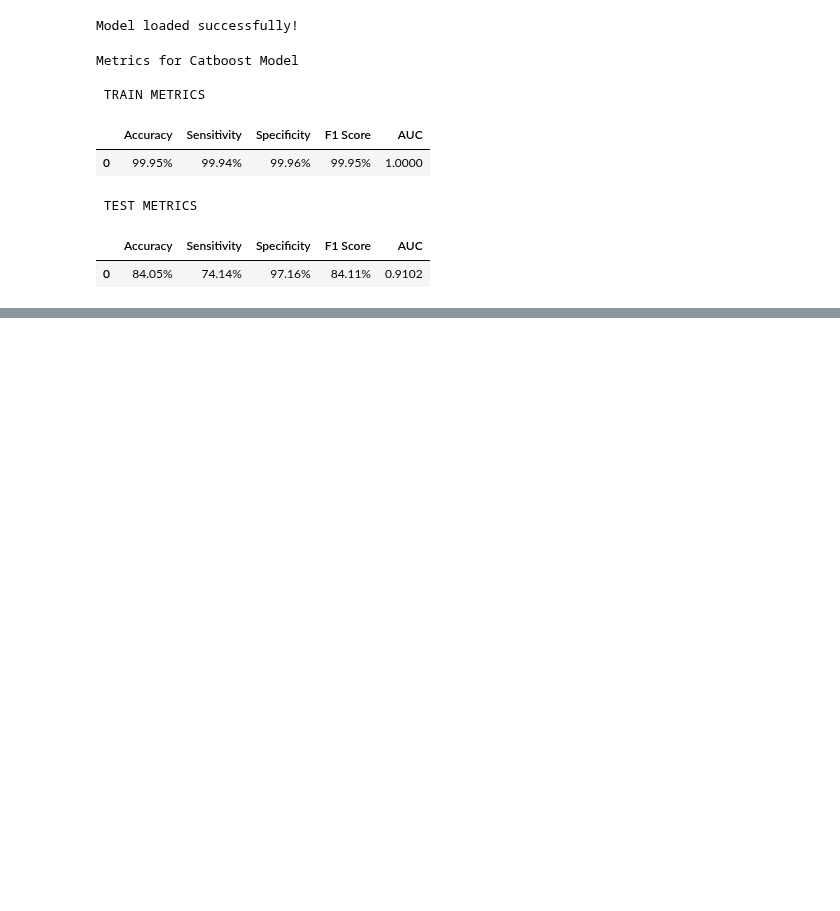
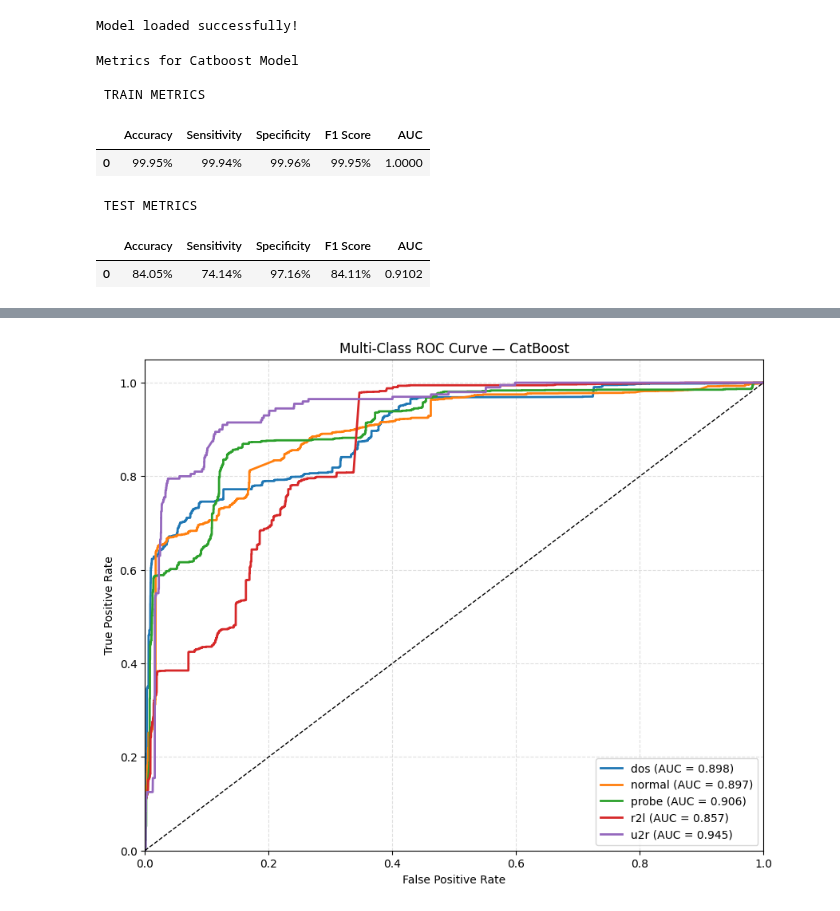
Before and after one commit to SpringBoardMentor193s/SentinelNet_Oct_Batch, a Jupyter notebook: catboost_nsl_kdd.ipynb, the cells around one changed output, grey strips where cells are left out. Drawn from its saved outputs; the diff is of its cells as text; code cells hidden in the pictures; blank space fills up the shorter version.

Commit message:
multi-class classification

```diff
--- a/catboost_nsl_kdd.ipynb
+++ b/catboost_nsl_kdd.ipynb
@@ -192,0 +365,48 @@ Metrics for Catboost Model
+# %%
+from sklearn.preprocessing import label_binarize
+from sklearn.metrics import roc_curve, auc
+import numpy as np
+import matplotlib.pyplot as plt
+
+# 1. Binarize labels for multi-class ROC
+class_names = label_y.classes_
+n_classes = len(class_names)
+
+y_test_bin = label_binarize(y_test, classes=np.arange(n_classes))
+
+# CatBoost predict_proba
+y_proba = model.predict_proba(X_test_scaled)
+
+
+# 2. Calculate ROC + AUC for each class
+fpr = {}
+tpr = {}
+roc_auc = {}
+
+for i in range(n_classes):
+    fpr[i], tpr[i], _ = roc_curve(y_test_bin[:, i], y_proba[:, i])
+    roc_auc[i] = auc(fpr[i], tpr[i])
+
+
+# 3. Plot ROC curves
+plt.figure(figsize=(10, 8))
+
+for i in range(n_classes):
+    plt.plot(
+        fpr[i], tpr[i], lw=2,
+        label=f"{class_names[i]} (AUC = {roc_auc[i]:.3f})"
+    )
+
+plt.plot([0, 1], [0, 1], 'k--', lw=1)
+plt.xlim([0.0, 1.0])
+plt.ylim([0.0, 1.05])
+
+plt.xlabel("False Positive Rate")
+plt.ylabel("True Positive Rate")
+plt.title("Multi-Class ROC Curve — CatBoost")
+plt.legend(loc="lower right")
+plt.grid(True, linestyle="--", alpha=0.4)
+
+plt.show()
+# %% [output]
+[figure, added]
```
Also changed, not shown: parts of 2 cells of this notebook, 1 other file.
